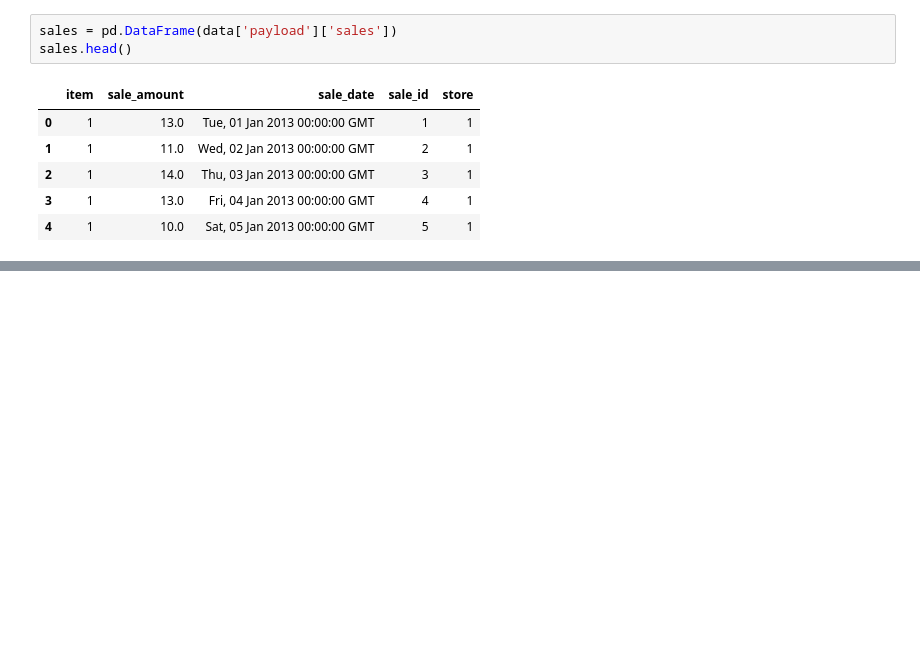
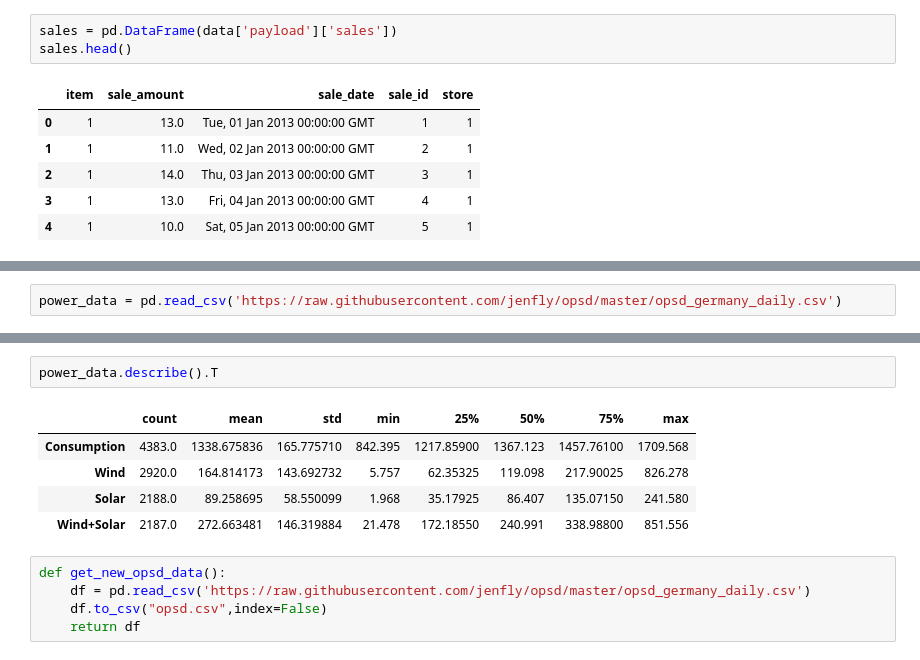
Before and after one commit to lochlynlaskowski/time-series-exercises, a Jupyter notebook: acquire.ipynb, the cells around one changed output, grey strips where cells are left out. Drawn from its saved outputs; the diff is of its cells as text; blank space fills up the shorter version.

```diff
--- a/acquire.ipynb
+++ b/acquire.ipynb
@@ -144,0 +305,2 @@ KeyError: 'payload'
+# %%
+power_data = pd.read_csv('https://raw.githubusercontent.com/jenfly/opsd/master/opsd_germany_daily.csv')
@@ -144,0 +331,13 @@ KeyError: 'payload'
+# %%
+power_data.describe().T
+# %% [output]
+|  | count | mean | std | min | 25% | 50% | 75% | max |
+| Consumption | 4383.0 | 1338.675836 | 165.775710 | 842.395 | 1217.85900 | 1367.123 | 1457.76100 | 1709.568 |
+| Wind | 2920.0 | 164.814173 | 143.692732 | 5.757 | 62.35325 | 119.098 | 217.90025 | 826.278 |
+| Solar | 2188.0 | 89.258695 | 58.550099 | 1.968 | 35.17925 | 86.407 | 135.07150 | 241.580 |
+| Wind+Solar | 2187.0 | 272.663481 | 146.319884 | 21.478 | 172.18550 | 240.991 | 338.98800 | 851.556 |
+# %%
+def get_new_opsd_data():
+    df = pd.read_csv('https://raw.githubusercontent.com/jenfly/opsd/master/opsd_germany_daily.csv')
+    df.to_csv("opsd.csv",index=False)
+    return df
```
Also changed, not shown: parts of 25 cells of this notebook, 2 other files.
